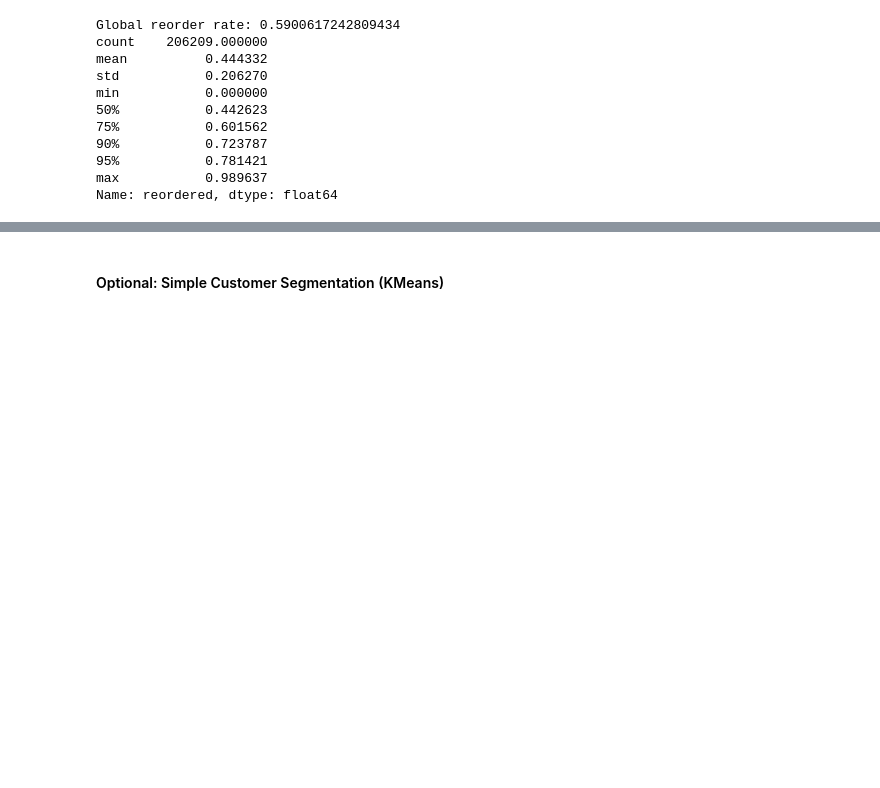
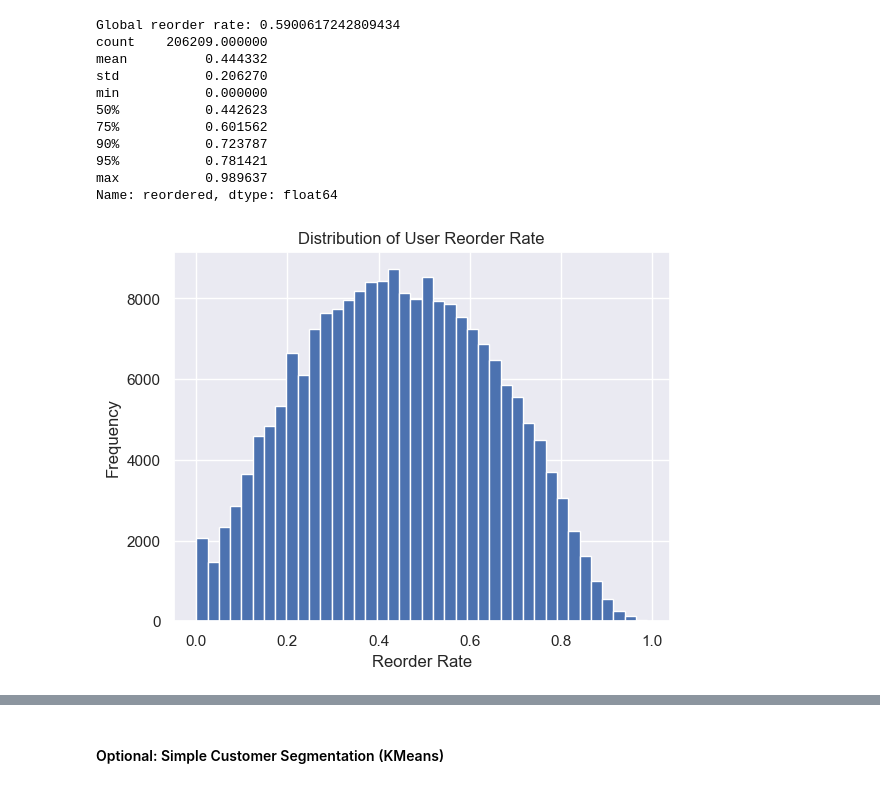
Before and after one commit to pradeepjoel/instacart-retail-project, a Jupyter notebook: notebooks/04_exploratory_data_analysis.ipynb, the cells around one changed output, grey strips where cells are left out. Cells and saved outputs as stored; diff of their text form; code cells hidden in the pictures; blank space fills up the shorter version.

```diff
--- a/notebooks/04_exploratory_data_analysis.ipynb
+++ b/notebooks/04_exploratory_data_analysis.ipynb
@@ -482,3 +790,12 @@ min           0.000000
 95%           0.781421
 max           0.989637
 Name: reordered, dtype: float64
+# %%
+plt.figure()
+plt.hist(user_reorder_rate, bins=40)
+plt.title("Distribution of User Reorder Rate")
+plt.xlabel("Reorder Rate")
+plt.ylabel("Frequency")
+plt.show()
+# %% [output]
+[figure, added]
```
Also changed, not shown: parts of 33 cells of this notebook.
